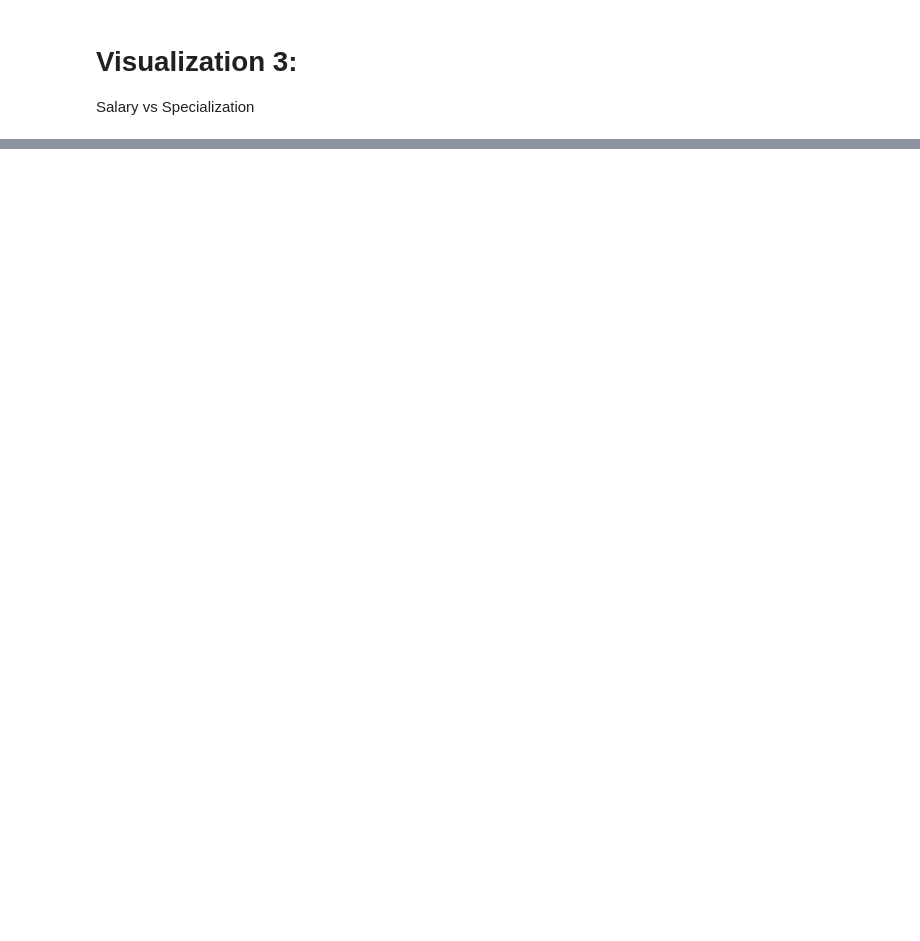
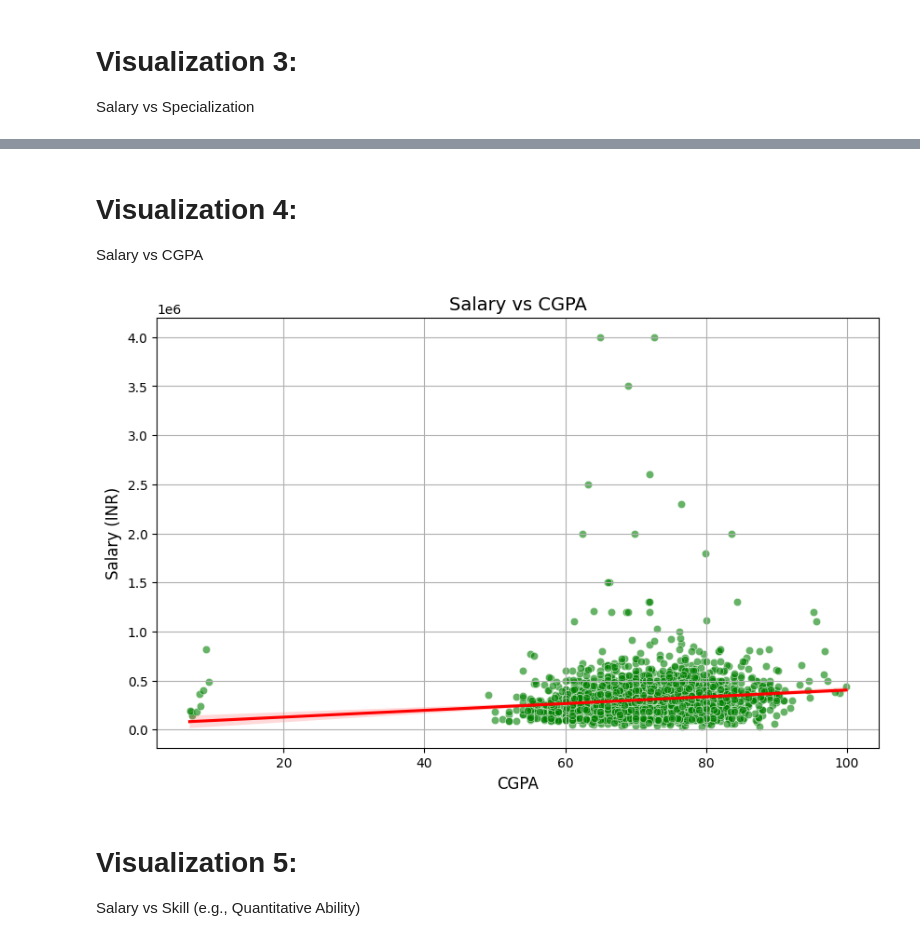
Before and after one commit to EliyaRabia/Tabular-data, a Jupyter notebook: project.ipynb, the cells around one changed output, grey strips where cells are left out. Cells and saved outputs as stored; diff of their text form; code cells hidden in the pictures; blank space fills up the shorter version.

```diff
--- a/project.ipynb
+++ b/project.ipynb
@@ -82,0 +76,18 @@ plt.show()
+# %% [markdown]
+# Visualization 4:
+Salary vs CGPA
+# %%
+plt.figure(figsize=(10, 6))
+sns.scatterplot(x='collegeGPA', y='Salary', data=data, color='green', alpha=0.6)
+sns.regplot(x='collegeGPA', y='Salary', data=data, scatter=False, color='red')
+plt.title("Salary vs CGPA", fontsize=14)
+plt.xlabel("CGPA", fontsize=12)
+plt.ylabel("Salary (INR)", fontsize=12)
+plt.grid(True)
+plt.show()
+# Add analysis about the relationship between academic performance and salary.
+# %% [output]
+[figure, added]
+# %% [markdown]
+# Visualization 5:
+Salary vs Skill (e.g., Quantitative Ability)
```
Also changed, not shown: parts of 8 cells of this notebook.
